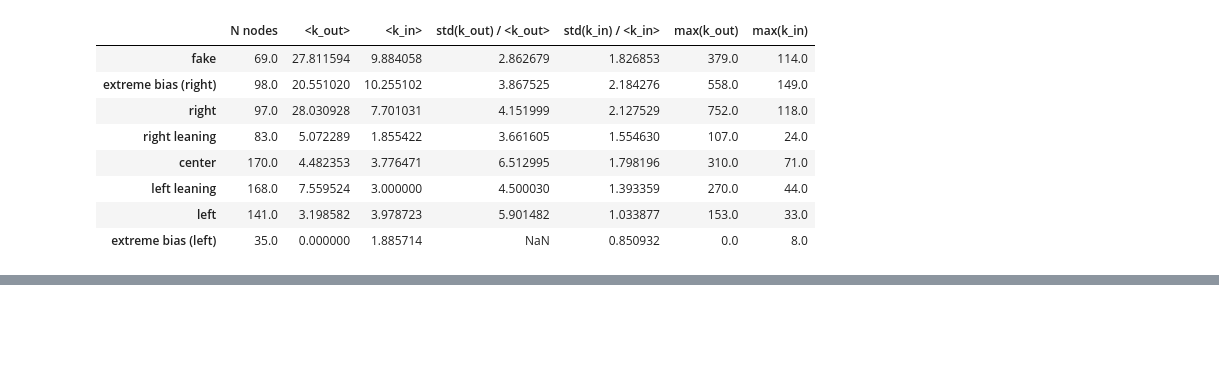
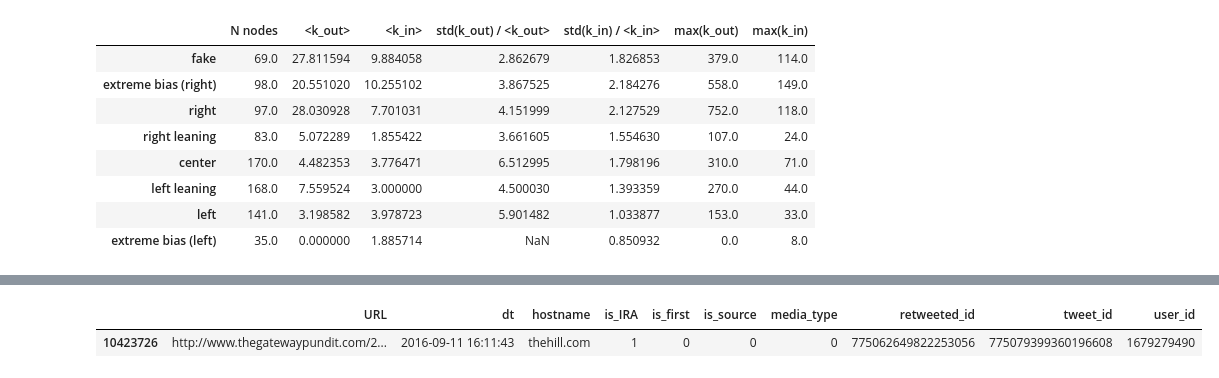
Before and after one commit to kayzhou/fake_news_during_election, a Jupyter notebook: all_tweets.ipynb, the cells around one changed output, grey strips where cells are left out. Cells and saved outputs as stored; diff of their text form; code cells hidden in the pictures; blank space fills up the shorter version.

```diff
--- a/all_tweets.ipynb
+++ b/all_tweets.ipynb
@@ -2227,0 +2230,8 @@ networks_char
+# %%
+ira_tweets = all_tweets[all_tweets.is_IRA==1]
+
+for i in range(len(map_labels)):
+    lab = map_labels[str(i)]
+    print("\n======== {} ========".format(lab))
+    _tweets = ira_tweets[ira_tweets.media_type==str(i)]
+    print(_tweets["hostname"].value_counts())
@@ -2227,0 +2256,5 @@ networks_char
+# %%
+ira_tweets[ira_tweets.media_type=="0"][ira_tweets.hostname=="thehill.com"]
+# %% [output]
+|  | URL | dt | hostname | is_IRA | is_first | is_source | media_type | retweeted_id | tweet_id | user_id |
+| 10423726 | http://www.thegatewaypundit.com/2... | 2016-09-11 16:11:43 | thehill.com | 1 | 0 | 0 | 0 | 775062649822253056 | 775079399360196608 | 1679279490 |
```
Also changed, not shown: parts of 5 cells of this notebook, 2 other files.
